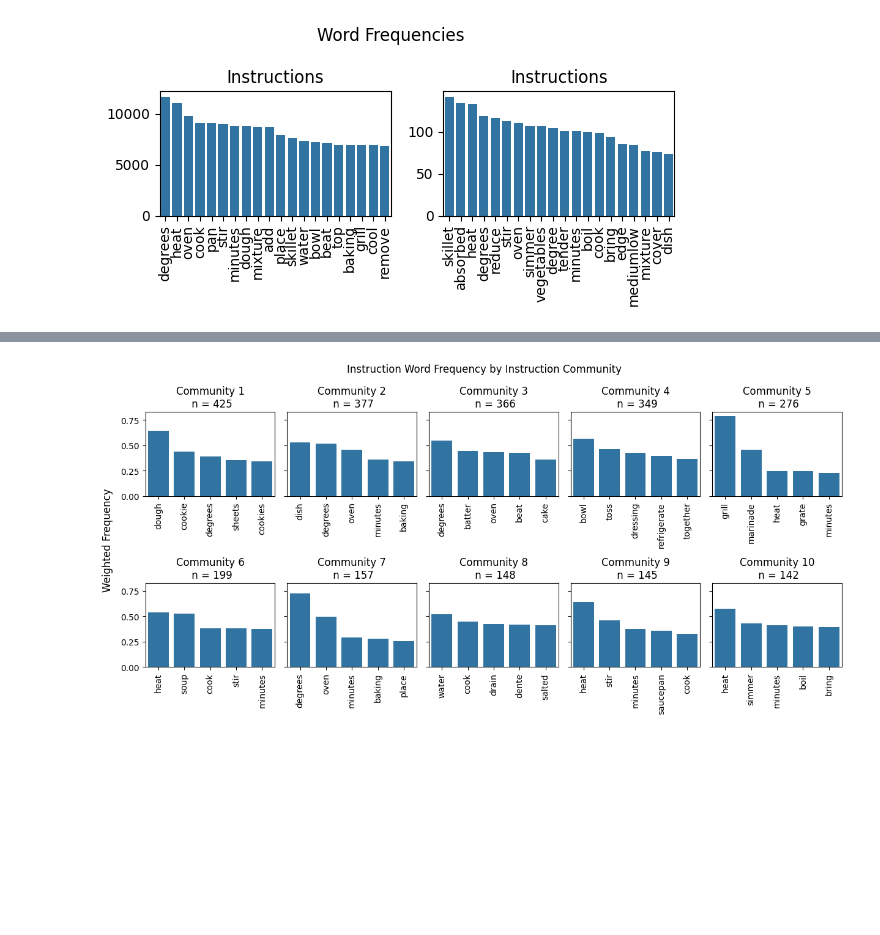
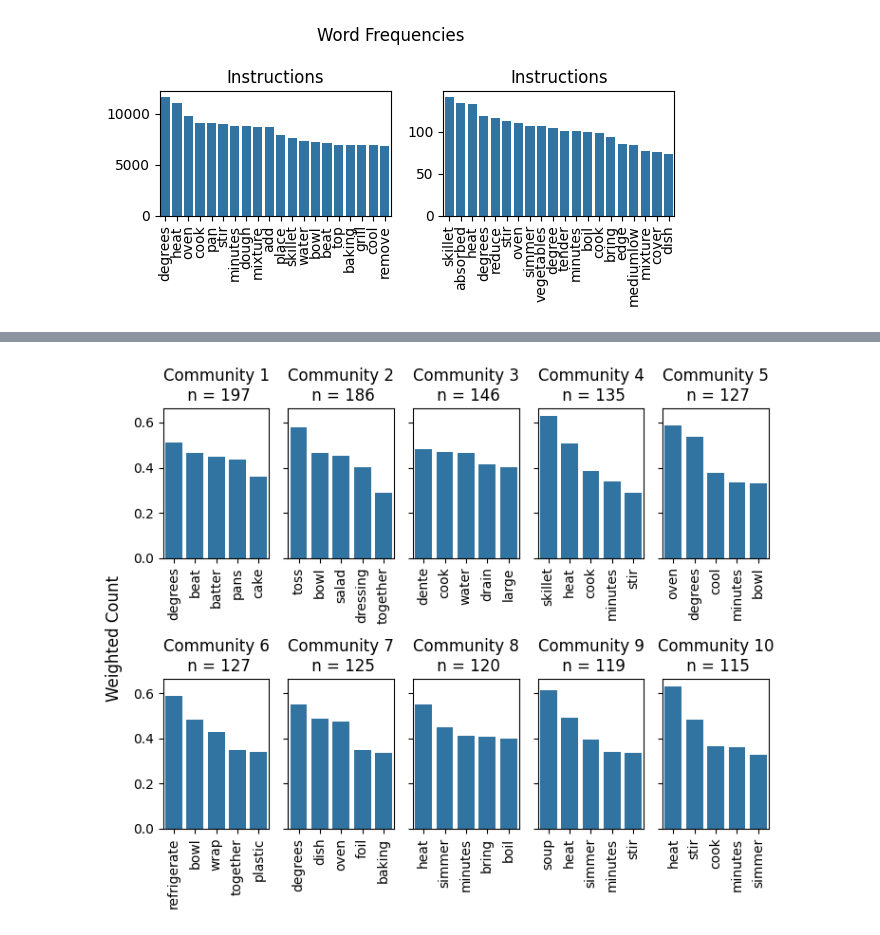
Before and after one commit to nmreimer/networksci2024recipe, a Jupyter notebook: networkanalysis2.ipynb, the cells around one changed output, grey strips where cells are left out. Saved outputs shown, nothing was run; the diff lists cells and outputs as text; code cells hidden in the pictures; blank space fills up the shorter version.

```diff
--- a/networkanalysis2.ipynb
+++ b/networkanalysis2.ipynb
@@ -230,8 +255,8 @@ fig.tight_layout()
 # %% [output]
 [figure]
 # %%
-inst_communities = nx.community.louvain_communities(graph_recipe_instruction_ranked_tfidf, resolution=1,seed=2024)
-ingr_communities = nx.community.louvain_communities(graph_recipe_ingredient_ranked_tfidf, resolution=1,seed=2024)
+inst_communities = nx.community.louvain_communities(graph_recipe_instruction_ranked_tfidf, resolution=2,seed=2024)
+ingr_communities = nx.community.louvain_communities(graph_recipe_ingredient_ranked_tfidf, resolution=2,seed=2024)
 # for level in inst_communities:
 #     print(sorted([len(com) for com in level])[::-1])
 # %%
@@ -320,7 +345,7 @@ def title_dist_for_nodes(nodes, axes):
     return title_words
 
 def plot_communities(communities):
-    fig, ax = plt.subplots(2,int(n/2), figsize= (12,6), sharey=True)
+    fig, ax = plt.subplots(2,int(n/2), figsize= (7,6), sharey=True)
     i = 1
     plt_i = 0
     plt_j = 0
@@ -342,7 +367,7 @@ def plot_communities(communities):
         plt_i = plt_i + 1
         i = i + 1
     fig.text(-.02, 0.5, 'Frequency', va='center', rotation='vertical', size='large')
-    fig.suptitle("Title Word Frequency by Instruction Community")
+    # fig.suptitle("Title Word Frequency by Instruction Community")
     fig.align_xlabels()
     fig.tight_layout()
 
@@ -375,36 +453,36 @@ def title_dist_for_nodes(nodes, axes, column, weights):
     sns.barplot(x=title_freqs['word'], y=title_freqs['weighted_frequency']/np.linalg.norm(title_freqs['weighted_frequency']), ax= axes, errorbar=('ci', 0))
     return title_words
 
 def plot_communities(communities, column, weights, title):
-    fig, ax = plt.subplots(2,int(n/2), figsize= (12,6), sharey=True)
+    fig, ax = plt.subplots(2,int(n/2), figsize= (7,6), sharey=True)
     i = 1
     plt_i = 0
     plt_j = 0
     for community in communities:
         if len(community) < 100:
             i = i + 1
             continue
         if plt_i + int(n/2)*plt_j >= n:
             break
         if plt_i == int(n/2):
             plt_j = 1
             plt_i = 0
         title_dist_for_nodes(communities[i], ax[plt_j, plt_i], column, weights)
         ax[plt_j, plt_i].tick_params('x', labelrotation=90)
         ax[plt_j, plt_i].set_title("Community " + str(i) + "\n n = " + str(len(community)))
         ax[plt_j, plt_i].set_ylabel("")
         ax[plt_j, plt_i].set_xlabel("")
 
         plt_i = plt_i + 1
         i = i + 1
-    fig.text(-.02, 0.5, 'Weighted Frequency', va='center', rotation='vertical', size='large')
-    fig.suptitle(title)
+    fig.text(-.02, 0.5, 'Weighted Count', va='center', rotation='vertical', size='large')
+    # fig.suptitle(title)
     fig.align_xlabels()
     fig.tight_layout()
 
-plot_communities(inst_communities,'instruction_words', instructions_idf,title = "Instruction Word Frequency by Instruction Community")
+plot_communities(inst_communities,'instruction_words', instructions_idf,title = "Instruction Words by Instruction Community")
 
 plt.savefig('figs/tfidf_instcommunity_instructions.pdf')
 # %% [output]
-[figure, old version]
+[figure, new version]
 # %%
```
Also changed, not shown: parts of 27 cells of this notebook, 4 other files.
